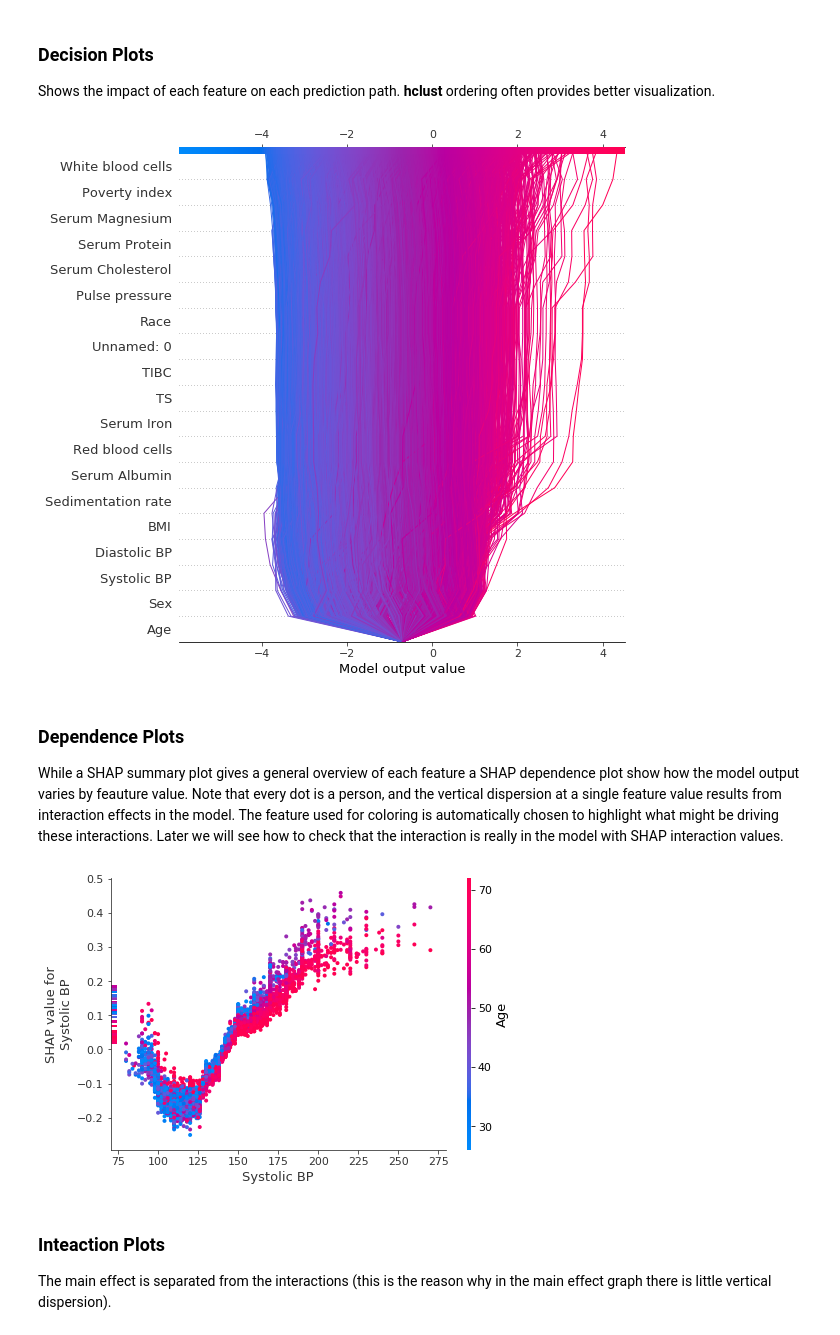
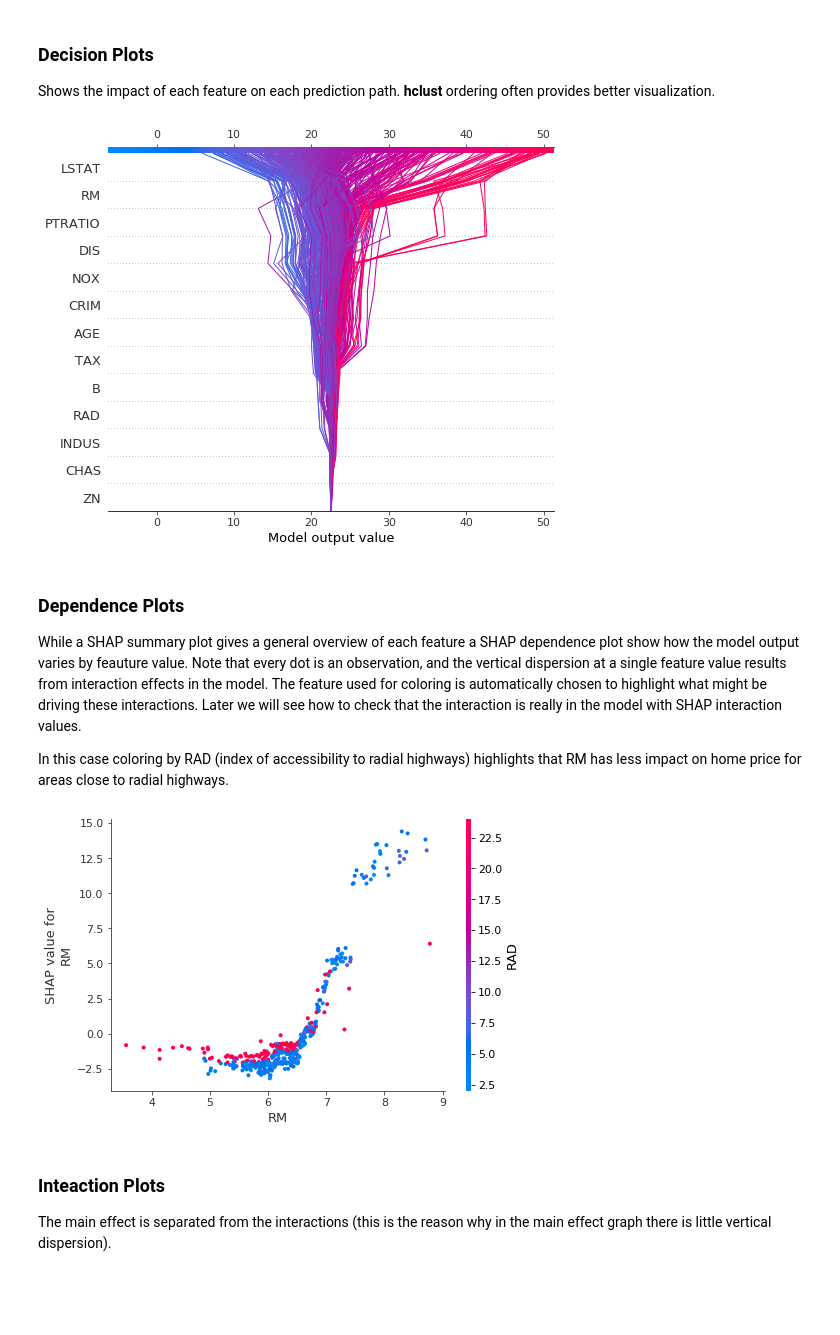
Before and after one commit to iandreafc/sna-bigdata-course, a Jupyter notebook: Shap/ShapTutorial.ipynb, the cells around one changed output. Saved outputs shown, nothing was run; the diff lists cells and outputs as text; code cells hidden in the pictures; blank space fills up the shorter version.

```diff
--- a/Shap/ShapTutorial.ipynb
+++ b/Shap/ShapTutorial.ipynb
@@ -27,7 +36,6 @@ Let's first explore shap values for dataset with numeric features. **In this tut
 # %%
-#NHANES mortality data
-X,y = shap.datasets.nhanesi()
-X_display,y_display = shap.datasets.nhanesi(display=True) # human readable feature values
+#Boston House Prices Data
+X,y = shap.datasets.boston()
 
 #XGBoost matrix
 xgb_full = xgboost.DMatrix(X, label=y)
@@ -39,8 +47,8 @@ xgb_full = xgboost.DMatrix(X, label=y)
 params = {
     "eta": 0.002,
     "max_depth": 3,
-    "objective": "survival:cox",
-    "subsample": 0.5
+    "objective": "reg:squarederror",
+    "subsample": 0.8
 }
 model = xgboost.train(params, xgb_full, 5000, evals = [(xgb_full, "test")], verbose_eval=1000)
 # %% [output]
@@ -104,17 +104,20 @@ shap.summary_plot(shap_values, X, plot_type = "bar")
 Shows the impact of each feature on each prediction path. **hclust** ordering often provides better visualization.
 # %%
 #Use ignore_warnings=True to plot many observations (may be slow)
-shap.decision_plot(explainer.expected_value, shap_values, X, feature_order='hclust', ignore_warnings=True)
+#Other feature ordering is possible feature_order='hclust'
+shap.decision_plot(explainer.expected_value, shap_values, X)
 # %% [output]
-[figure, old version]
+[figure, new version]
 # %% [markdown]
 ### Dependence Plots
-While a SHAP summary plot gives a general overview of each feature a SHAP dependence plot show how the model output varies by feauture value. Note that every dot is a person, and the vertical dispersion at a single feature value results from interaction effects in the model. The feature used for coloring is automatically chosen to highlight what might be driving these interactions. Later we will see how to check that the interaction is really in the model with SHAP interaction values.
+While a SHAP summary plot gives a general overview of each feature a SHAP dependence plot show how the model output varies by feauture value. Note that every dot is an observation, and the vertical dispersion at a single feature value results from interaction effects in the model. The feature used for coloring is automatically chosen to highlight what might be driving these interactions. Later we will see how to check that the interaction is really in the model with SHAP interaction values.
+
+In this case coloring by RAD (index of accessibility to radial highways) highlights that RM has less impact on home price for areas close to radial highways.
 # %%
 # create a SHAP dependence plot to show the effect of a single feature across the whole dataset
-shap.dependence_plot("Systolic BP", shap_values, X)
+shap.dependence_plot("RM", shap_values, X)
 # %% [output]
-[figure, old version]
+[figure, new version]
 # %% [markdown]
 ### Inteaction Plots
 The main effect is separated from the interactions (this is the reason why in the main effect graph there is little vertical dispersion).
```
Also changed, not shown: parts of 27 cells of this notebook, 2 other files.
